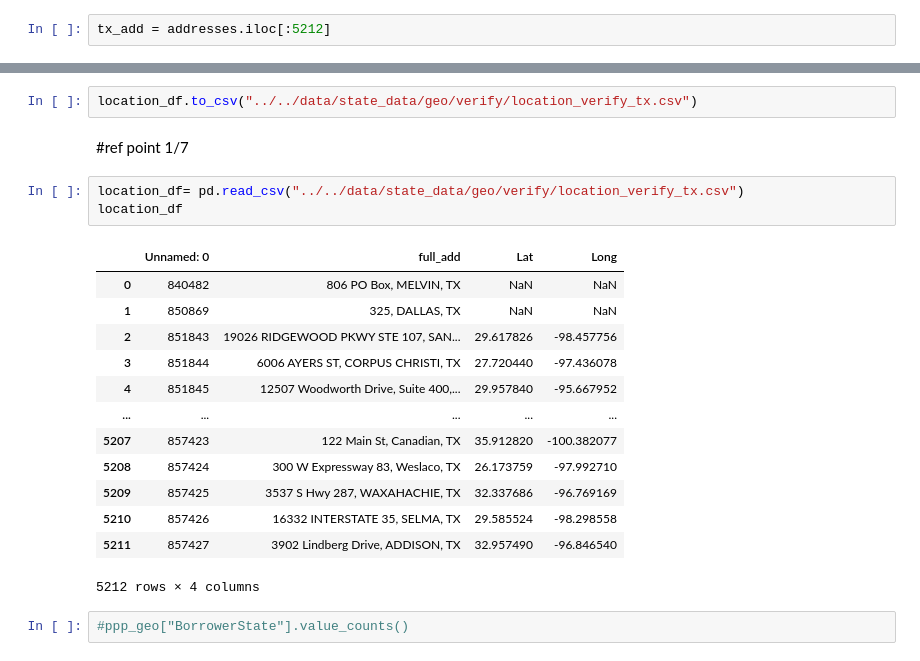
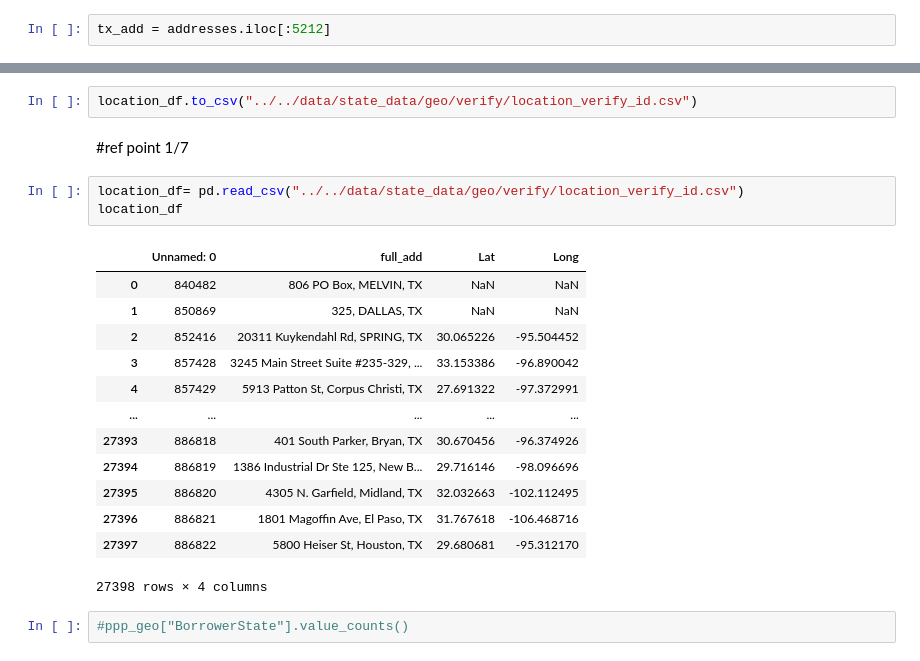
Before and after one commit to cspence001/mapdata_finalization_notebooks, a Jupyter notebook: reimagined-engine1/main_label_geo.ipynb, the cells around one changed output, grey strips where cells are left out. Saved outputs shown, nothing was run; the diff lists cells and outputs as text.

```diff
--- a/reimagined-engine1/main_label_geo.ipynb
+++ b/reimagined-engine1/main_label_geo.ipynb
@@ -198,26 +191,26 @@ Lat         0
 Long        0
 dtype: int64
 # %%
-location_df.to_csv("../../data/state_data/geo/verify/location_verify_tx.csv")
+location_df.to_csv("../../data/state_data/geo/verify/location_verify_id.csv")
 # %% [markdown]
 #ref point 1/7
 # %%
-location_df= pd.read_csv("../../data/state_data/geo/verify/location_verify_tx.csv")
+location_df= pd.read_csv("../../data/state_data/geo/verify/location_verify_id.csv")
 location_df
 # %% [output]
 |  | Unnamed: 0 | full_add | Lat | Long |
 | 0 | 840482 | 806 PO Box, MELVIN, TX | NaN | NaN |
 | 1 | 850869 | 325, DALLAS, TX | NaN | NaN |
-| 2 | 851843 | 19026 RIDGEWOOD PKWY STE 107, SAN... | 29.617826 | -98.457756 |
-| 3 | 851844 | 6006 AYERS ST, CORPUS CHRISTI, TX | 27.720440 | -97.436078 |
-| 4 | 851845 | 12507 Woodworth Drive, Suite 400,... | 29.957840 | -95.667952 |
+| 2 | 852416 | 20311 Kuykendahl Rd, SPRING, TX | 30.065226 | -95.504452 |
+| 3 | 857428 | 3245 Main Street Suite #235-329, ... | 33.153386 | -96.890042 |
+| 4 | 857429 | 5913 Patton St, Corpus Christi, TX | 27.691322 | -97.372991 |
 | ... | ... | ... | ... | ... |
-| 5207 | 857423 | 122 Main St, Canadian, TX | 35.912820 | -100.382077 |
-| 5208 | 857424 | 300 W Expressway 83, Weslaco, TX | 26.173759 | -97.992710 |
-| 5209 | 857425 | 3537 S Hwy 287, WAXAHACHIE, TX | 32.337686 | -96.769169 |
-| 5210 | 857426 | 16332 INTERSTATE 35, SELMA, TX | 29.585524 | -98.298558 |
-| 5211 | 857427 | 3902 Lindberg Drive, ADDISON, TX | 32.957490 | -96.846540 |
+| 27393 | 886818 | 401 South Parker, Bryan, TX | 30.670456 | -96.374926 |
+| 27394 | 886819 | 1386 Industrial Dr Ste 125, New B... | 29.716146 | -98.096696 |
+| 27395 | 886820 | 4305 N. Garfield, Midland, TX | 32.032663 | -102.112495 |
+| 27396 | 886821 | 1801 Magoffin Ave, El Paso, TX | 31.767618 | -106.468716 |
+| 27397 | 886822 | 5800 Heiser St, Houston, TX | 29.680681 | -95.312170 |
-5212 rows × 4 columns
+27398 rows × 4 columns
 # %%
 #ppp_geo["BorrowerState"].value_counts()
 # %%
```
Also changed, not shown: parts of 15 cells of this notebook.
